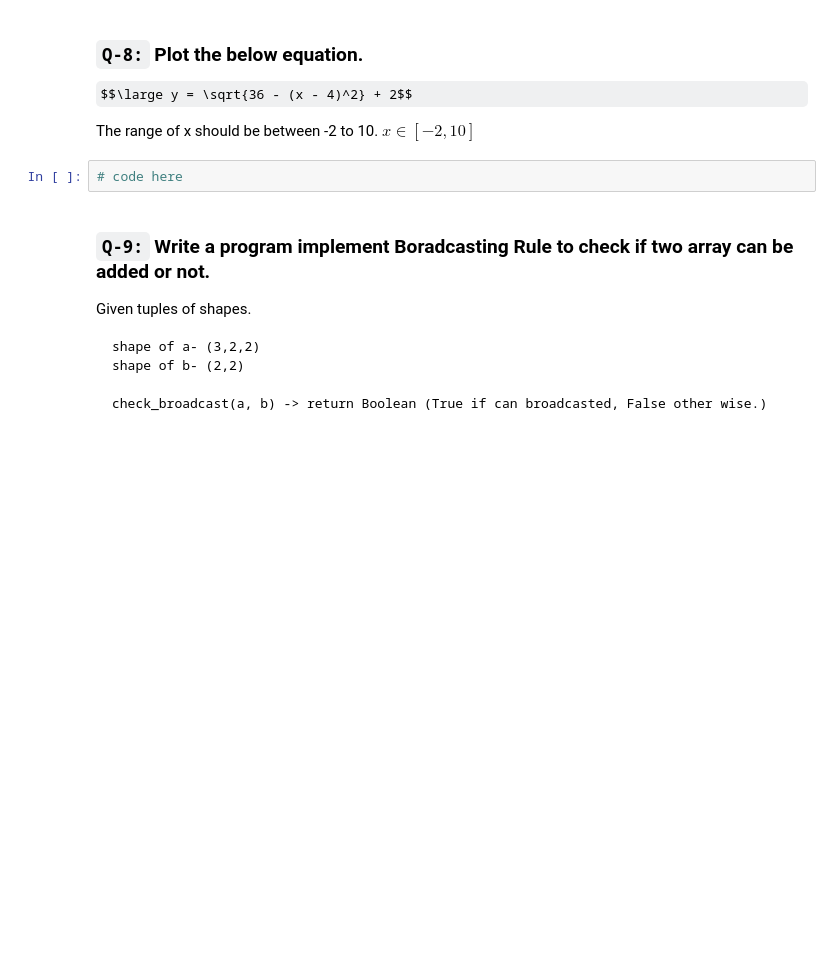
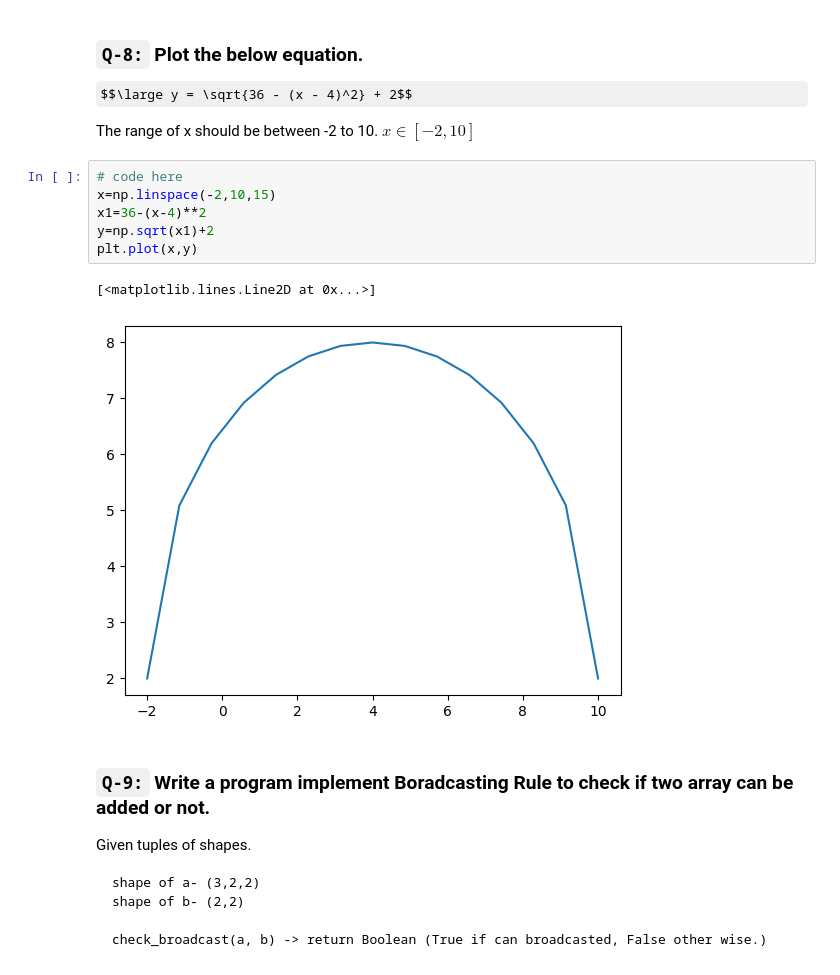
Before and after one commit to MaheepSeharawat/practice_for_data_science, a Jupyter notebook: session_14_task.ipynb, the cells around one changed output. Cells and saved outputs as stored; diff of their text form; some formulas as TeX source; blank space fills up the shorter version.

```diff
--- a/session_14_task.ipynb
+++ b/session_14_task.ipynb
@@ -91,8 +173,15 @@ $$\large y = \frac{e^x - e^{-x}}{e^x + e^{-x}}$$
 $$\large y = \sqrt{36 - (x - 4)^2} + 2$$
 
 The range of x should be between -2 to 10. $x ∈ [-2, 10]$
-# %%
-# code here
+# %%
+# code here
+x=np.linspace(-2,10,15)
+x1=36-(x-4)**2
+y=np.sqrt(x1)+2
+plt.plot(x,y)
+# %% [output]
+[<matplotlib.lines.Line2D at 0x...>]
+[figure, added]
 # %% [markdown]
 ### `Q-9:` Write a program implement Boradcasting Rule to check if two array can be added or not.
 Given tuples of shapes.
```
Also changed, not shown: parts of 17 cells of this notebook.
